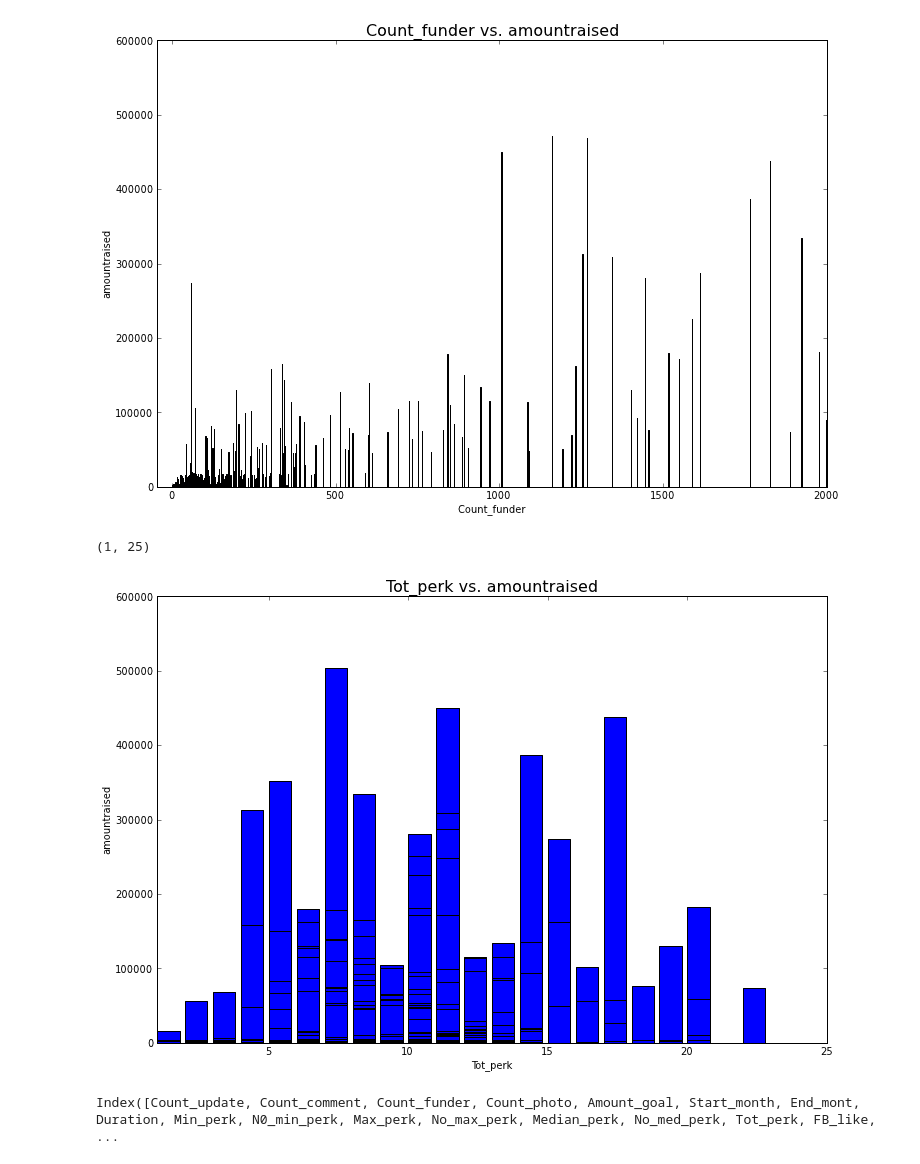
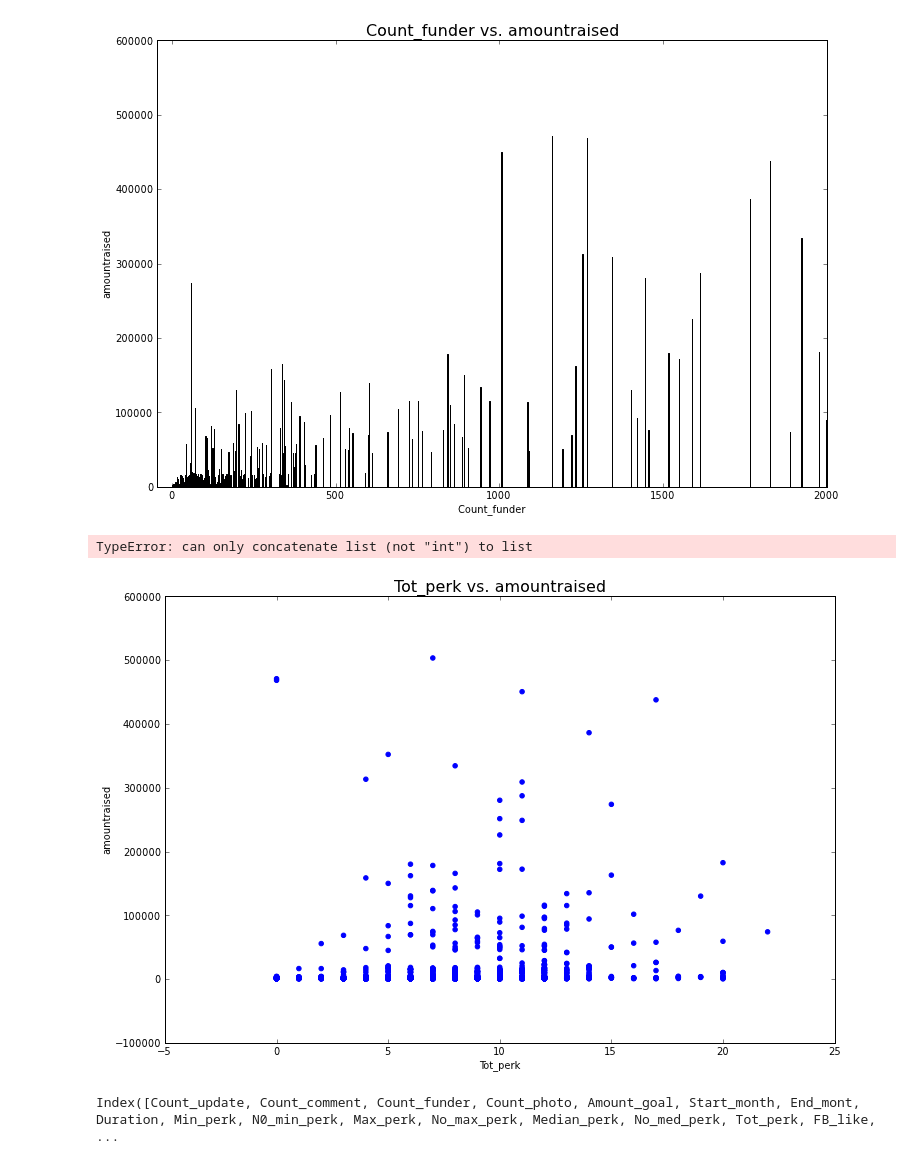
Before and after one commit to sonalisharma/pythonseminar, a Jupyter notebook: FinalProject/Notebooks/Regression-Logistic classification.ipynb, the cells around one changed output. Cells and saved outputs as stored; diff of their text form; code cells hidden in the pictures.

```diff
--- a/FinalProject/Notebooks/Regression-Logistic classification.ipynb
+++ b/FinalProject/Notebooks/Regression-Logistic classification.ipynb
@@ -47,6 +49,7 @@ data = data.drop('Start_year',1)
 data = data.drop('End_year',1)
 data = data.drop('Start_day',1)
 data = data.drop('End_day',1)
+data = data.drop('Amount_goal',1)
 #data = data.drop('Amount_Raised',1)
 data = data.drop('Time_Left',1)
 # %%
@@ -1148,21 +1155,21 @@ ax1.set_xlim([-45,2000])
 # %%
 
 %matplotlib inline
 fig,ax1 = plt.subplots(figsize=(12,8))
 Tot_perk = np.float64(data['Tot_perk'])
 amountraised = np.float64(amount_raised)
 #ratio = np.float64(ratio)
 #col = list(data['color'])
 ax1.set_title("Tot_perk vs. amountraised",fontsize=16)
-p1 = ax1.bar(Tot_perk,amountraised,color='b',label="Tot_perk vs. amountraised",linewidth=1.0)
+p1 = ax1.scatter(Tot_perk,amountraised,color='b',label="Tot_perk vs. amountraised",linewidth=1.0)
 ax1.set_xlabel('Tot_perk ')
 ax1.set_ylabel('amountraised')
-#ax1.set_ylim([0,10000])
-ax1.set_xlim([1,25])
+ax1.set_ylim([-1,max(amountraised)]+10)
+ax1.set_xlim([-1,25])
 #fig.savefig("Frontend/static/img/duration.png")
 # %% [output]
-(1, 25)
+TypeError: can only concatenate list (not "int") to list
-[figure, old version]
+[figure, new version]
 # %%
 data.columns
 # %% [output]
```
Also changed, not shown: parts of 12 cells of this notebook, 5 other files.
